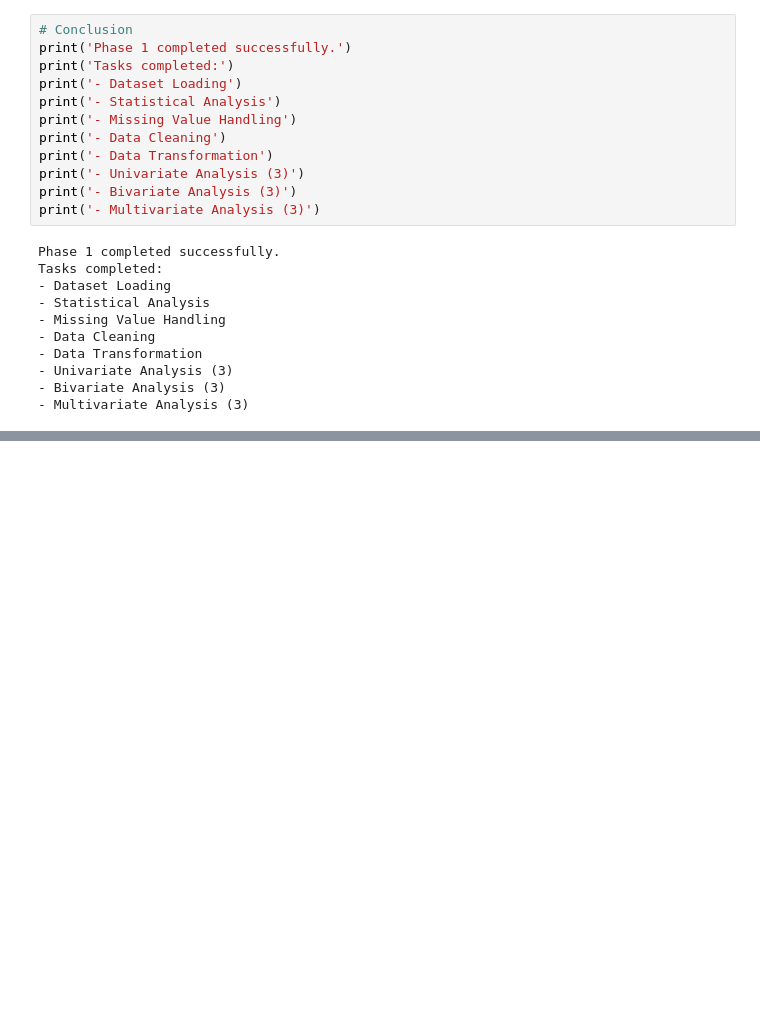
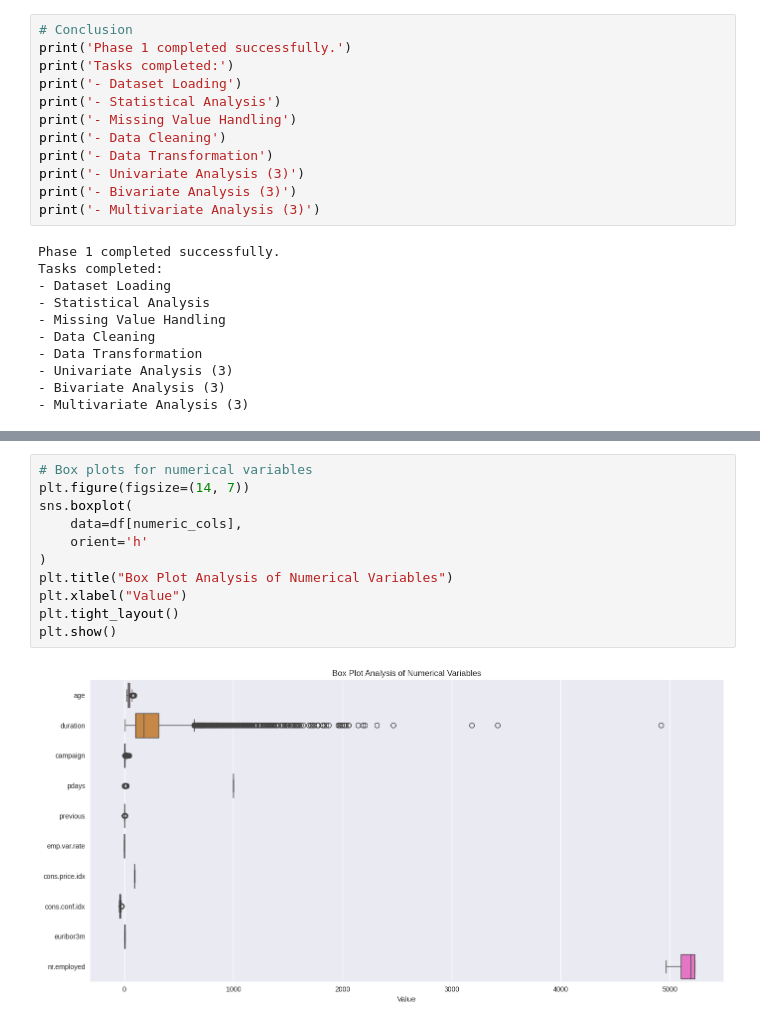
Before and after one commit to Harishree2005/Hari-Shree-P, a Jupyter notebook: Phase1_EDA_Bank_Marketing.ipynb, the cells around one changed output, grey strips where cells are left out. Saved outputs shown, nothing was run; the diff lists cells and outputs as text; blank space fills up the shorter version.

```diff
--- a/Phase1_EDA_Bank_Marketing.ipynb
+++ b/Phase1_EDA_Bank_Marketing.ipynb
@@ -226,0 +292,13 @@ Tasks completed:
+# %%
+# Box plots for numerical variables
+plt.figure(figsize=(14, 7))
+sns.boxplot(
+    data=df[numeric_cols],
+    orient='h'
+)
+plt.title("Box Plot Analysis of Numerical Variables")
+plt.xlabel("Value")
+plt.tight_layout()
+plt.show()
+# %% [output]
+[figure, added]
```
Also changed, not shown: parts of 50 cells of this notebook.
